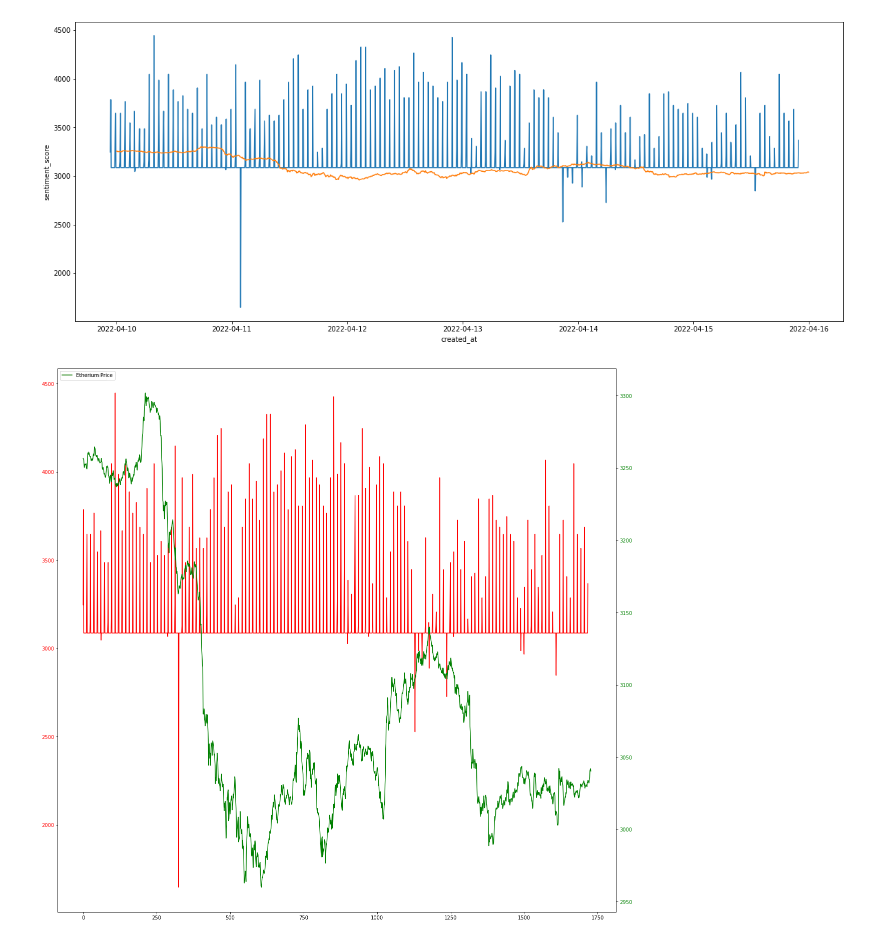
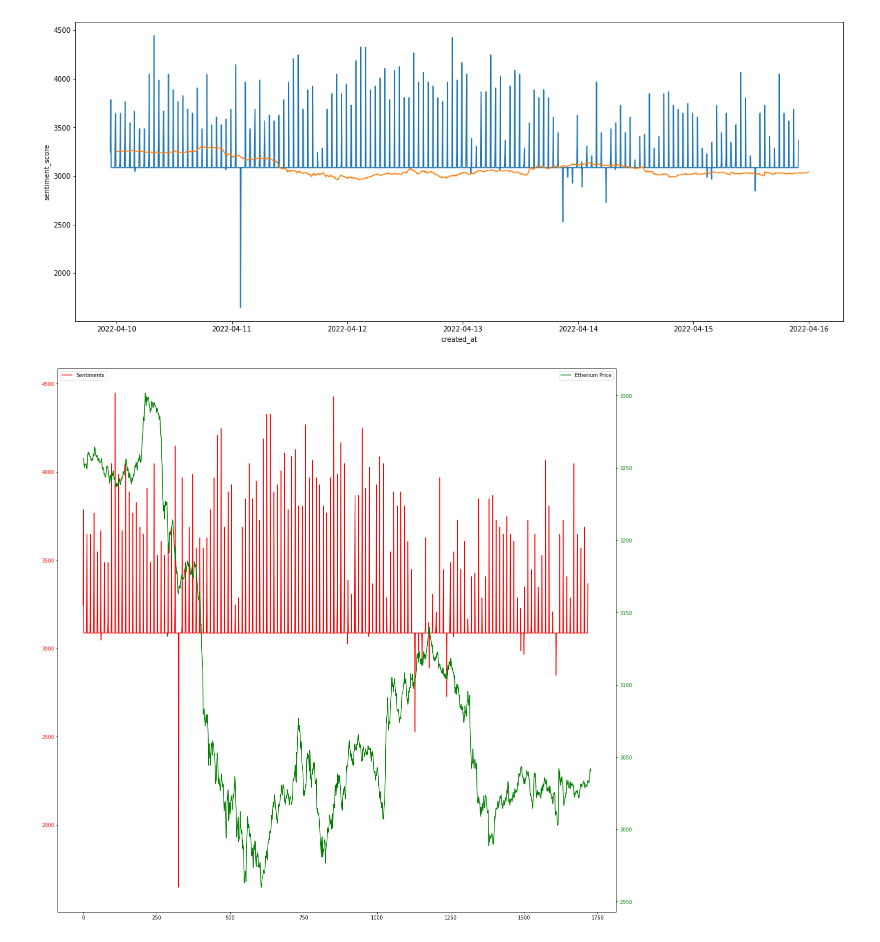
Before and after one commit to mohansameer1983/AI-Finance, a Jupyter notebook: Sentiment_Analysis_Ethereum_Price_Pridiction.ipynb, the cells around one changed output. Cells and saved outputs as stored; diff of their text form; code cells hidden in the pictures.

```diff
--- a/Sentiment_Analysis_Ethereum_Price_Pridiction.ipynb
+++ b/Sentiment_Analysis_Ethereum_Price_Pridiction.ipynb
@@ -552,19 +552,19 @@ sns.lineplot(x=daily_quote_df['Datetime'], y=daily_quote_df['Close'])
 # %%
 fig, ax = plt.subplots()
 # Plot linear sequence, and set tick labels to the same color
 ax.plot(graph_final_df['sentiment_score'], color='red', label = 'Sentiments')
 ax.tick_params(axis='y', labelcolor='red')
 ax.legend(loc = 'upper left')
 
 # Generate a new Axes instance, on the twin-X axes (same position)
 ax2 = ax.twinx()
 
 # Plot exponential sequence, set scale to logarithmic and change tick color
 ax2.plot(daily_quote_df['Close'], color='green', label = 'Etherium Price')
 ax2.tick_params(axis='y', labelcolor='green')
-ax2.legend(loc = 'upper left')
+ax2.legend(loc = 'upper right')
 
 plt.rcParams["figure.figsize"] = (20,20)
 plt.show()
 # %% [output]
-[figure, old version]
+[figure, new version]
```
